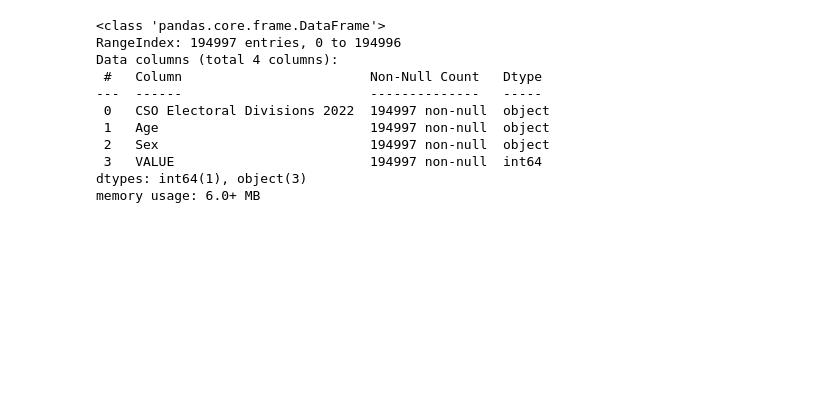
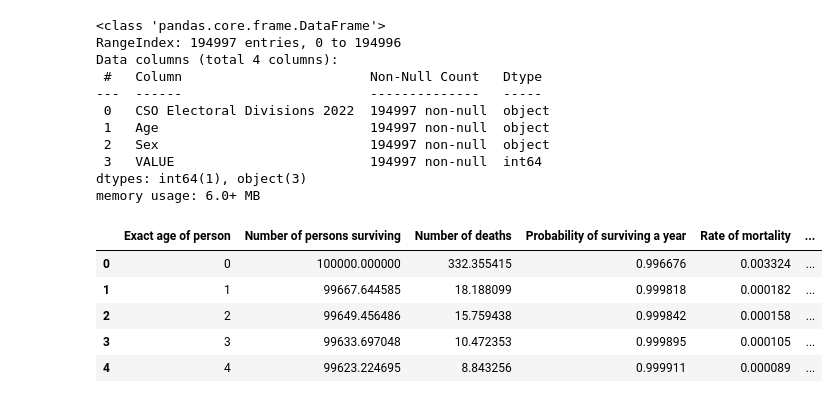
Before and after one commit to alvarorc19/tpsa-hackathon, a Jupyter notebook: birth_death_rates.ipynb, the cells around one changed output. Cells and saved outputs as stored; diff of their text form; code cells hidden in the pictures; blank space fills up the shorter version.

```diff
--- a/birth_death_rates.ipynb
+++ b/birth_death_rates.ipynb
@@ -67,3 +67,13 @@ Data columns (total 4 columns):
  3   VALUE                         194997 non-null  int64
 dtypes: int64(1), object(3)
 memory usage: 6.0+ MB
+# %%
+deaths = pd.read_excel("data/death_rates/ILT2015-2017_TBL1.xlsx")
+deaths.head()
+# %% [output]
+|  | Exact age of person | Number of persons surviving | Number of deaths | Probability of surviving a year | Rate of mortality | ... |
+| 0 | 0 | 100000.000000 | 332.355415 | 0.996676 | 0.003324 | ... |
+| 1 | 1 | 99667.644585 | 18.188099 | 0.999818 | 0.000182 | ... |
+| 2 | 2 | 99649.456486 | 15.759438 | 0.999842 | 0.000158 | ... |
+| 3 | 3 | 99633.697048 | 10.472353 | 0.999895 | 0.000105 | ... |
+| 4 | 4 | 99623.224695 | 8.843256 | 0.999911 | 0.000089 | ... |
```
Also changed, not shown: parts of 4 cells of this notebook, 5 other files.
